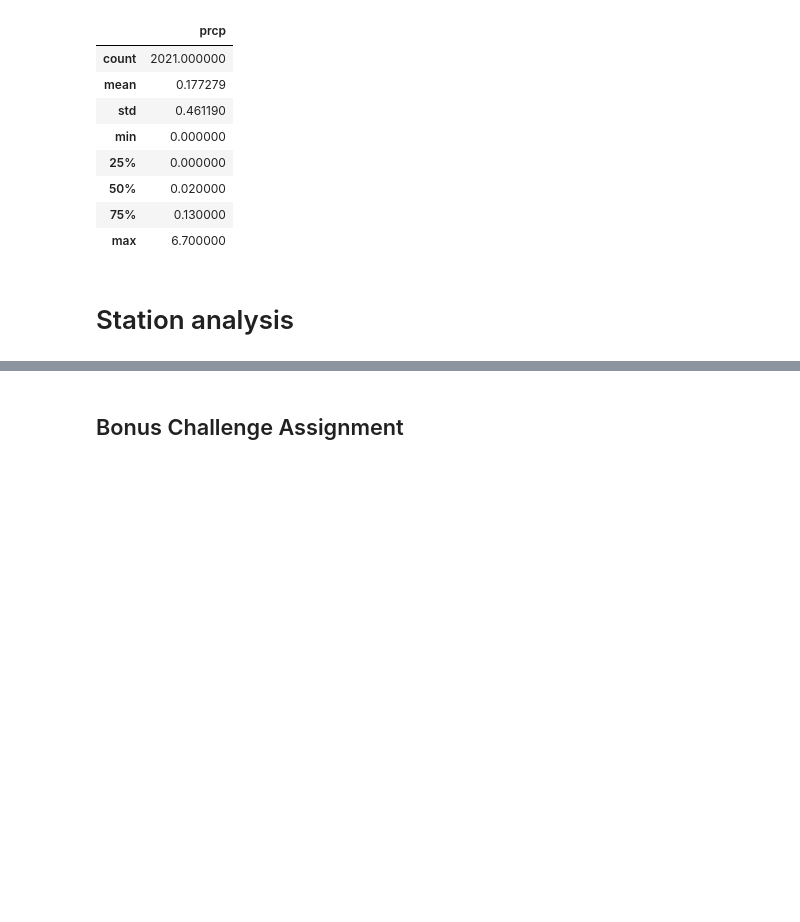
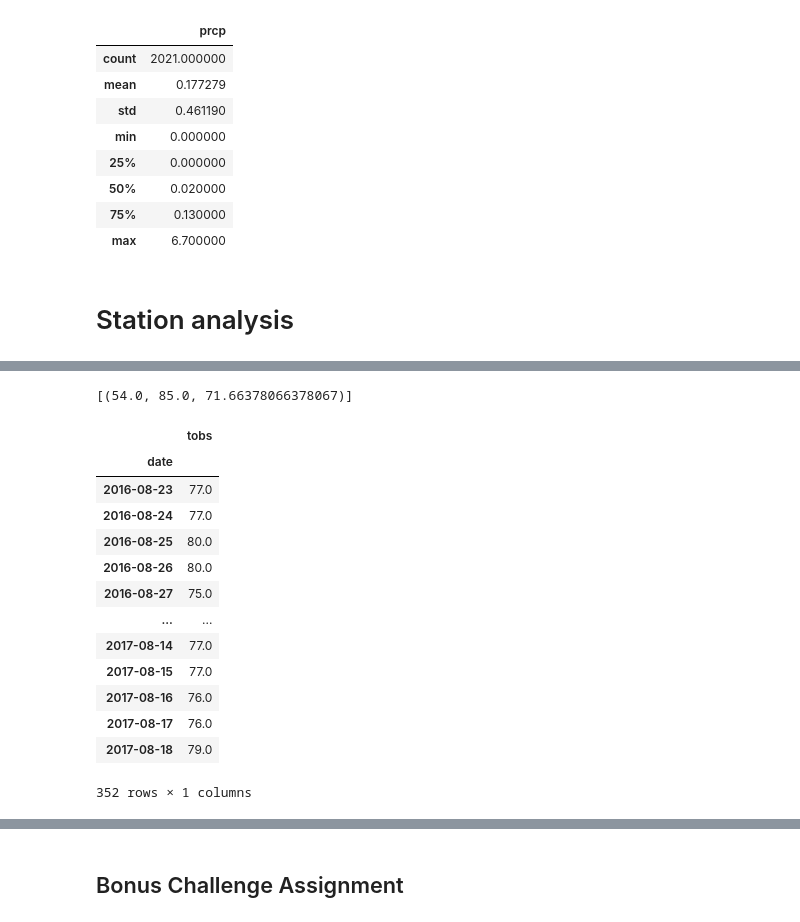
Before and after one commit to aspivak5/sqlalchemy-challenge, a Jupyter notebook: climate_starter.ipynb, the cells around one changed output, grey strips where cells are left out. Drawn from its saved outputs; the diff is of its cells as text; code cells hidden in the pictures; blank space fills up the shorter version.

```diff
--- a/climate_starter.ipynb
+++ b/climate_starter.ipynb
@@ -168,6 +184,32 @@ summary_stats
 # %%
 # Using the station id from the previous query, calculate the lowest temperature recorded,
 # highest temperature recorded, and average temperature of the most active station?
+active_station_temp = session.query(func.min(Measurement.tobs),func.max(Measurement.tobs),func.avg(Measurement.tobs)).filter_by(station ='USC00519281').all()
+active_station_temp
+# %% [output]
+[(54.0, 85.0, 71.66378066378067)]
 # %%
 # Choose the station with the highest number of temperature observations.
+station_temp_ob = session.query(Measurement.station,func.count(Measurement.tobs)).group_by(Measurement.station).order_by(func.count(Measurement.tobs).desc()).first()
+station_temp_ob
 # Query the last 12 months of temperature observation data for this station and plot the results as a histogram
+temp_ob = session.query(Measurement.tobs,Measurement.date).filter(Measurement.station =="USC00519281").filter(Measurement.date >= year_ago).all()
+temp_ob
+temp_df = pd.DataFrame(temp_ob)
+temp_df.set_index("date",inplace=True)
+temp_df
+# %% [output]
+|  | tobs |
+| date |  |
+| 2016-08-23 | 77.0 |
+| 2016-08-24 | 77.0 |
+| 2016-08-25 | 80.0 |
+| 2016-08-26 | 80.0 |
+| 2016-08-27 | 75.0 |
+| ... | ... |
+| 2017-08-14 | 77.0 |
+| 2017-08-15 | 77.0 |
+| 2017-08-16 | 76.0 |
+| 2017-08-17 | 76.0 |
+| 2017-08-18 | 79.0 |
+352 rows × 1 columns
```
Also changed, not shown: parts of 3 cells of this notebook.
